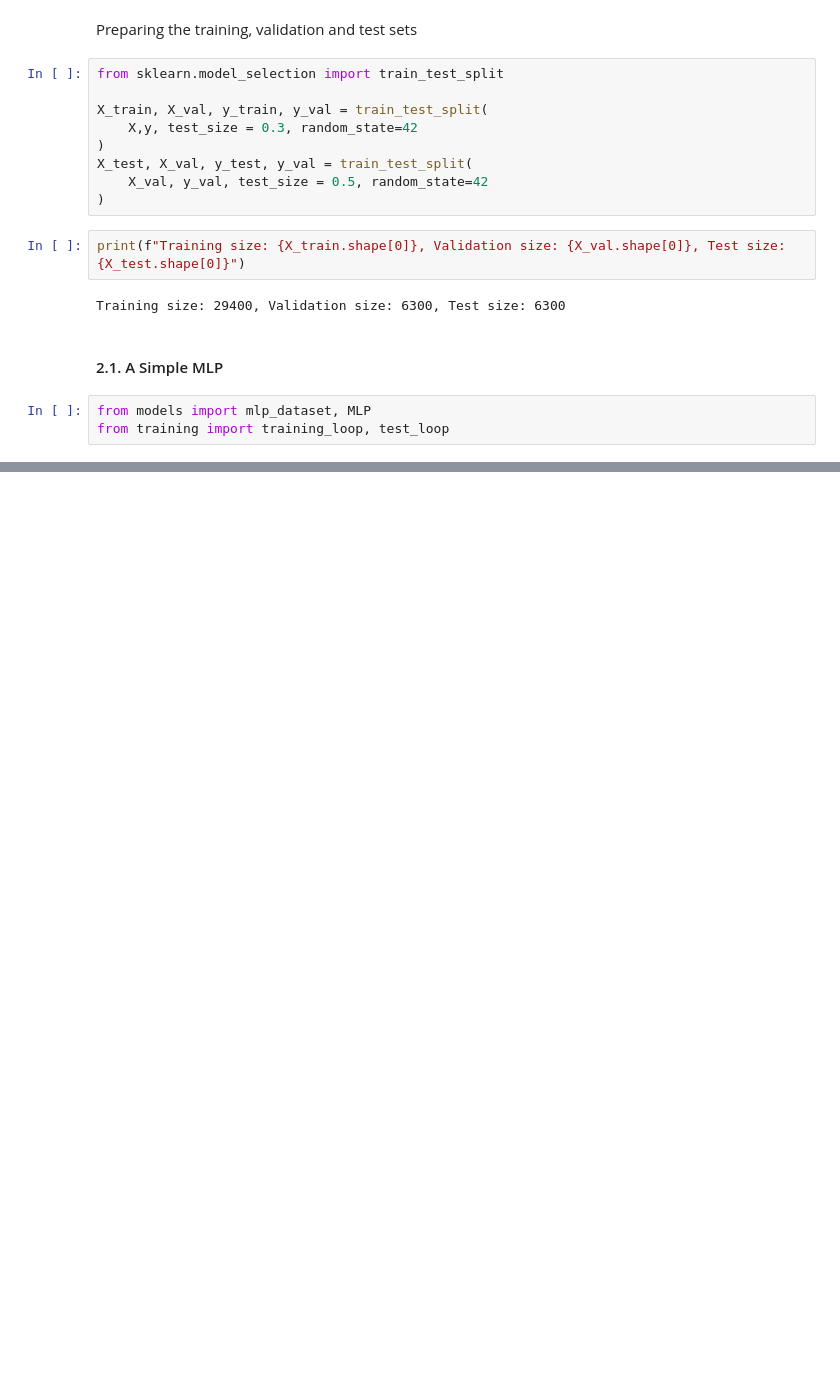
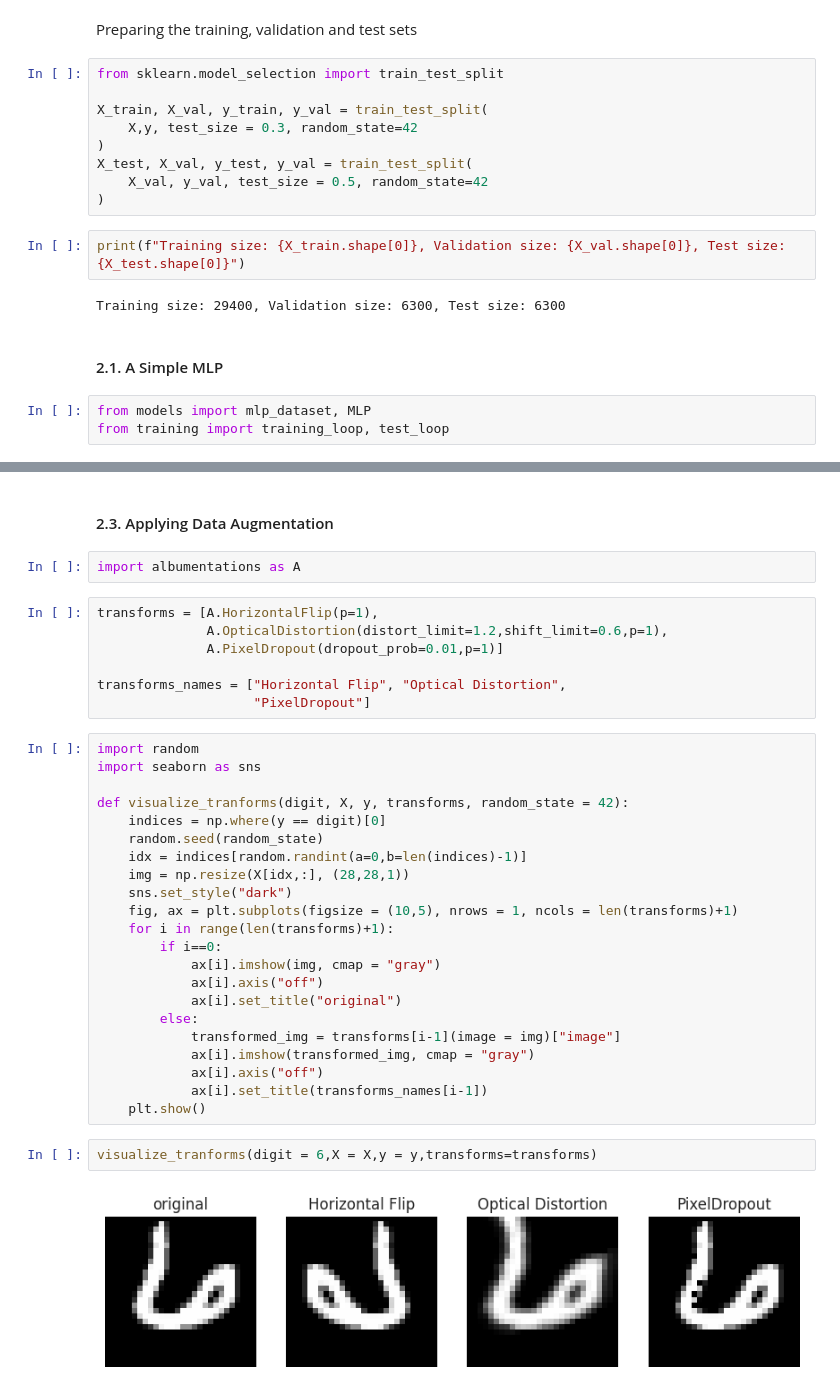
Before and after one commit to ChrisNick92/MnistDigitRecognizer, a Jupyter notebook: mainnotebook.ipynb, the cells around one changed output, grey strips where cells are left out. Saved outputs shown, nothing was run; the diff lists cells and outputs as text; blank space fills up the shorter version.

```diff
--- a/mainnotebook.ipynb
+++ b/mainnotebook.ipynb
@@ -123,0 +180,37 @@ weighted avg       0.98      0.98      0.98      6300
+# %% [markdown]
+#### 2.3. Applying Data Augmentation
+# %%
+import albumentations as A
+# %%
+transforms = [A.HorizontalFlip(p=1),
+              A.OpticalDistortion(distort_limit=1.2,shift_limit=0.6,p=1),
+              A.PixelDropout(dropout_prob=0.01,p=1)]
+
+transforms_names = ["Horizontal Flip", "Optical Distortion",
+                    "PixelDropout"]
+# %%
+import random
+import seaborn as sns
+
+def visualize_tranforms(digit, X, y, transforms, random_state = 42):
+    indices = np.where(y == digit)[0]
+    random.seed(random_state)
+    idx = indices[random.randint(a=0,b=len(indices)-1)]
+    img = np.resize(X[idx,:], (28,28,1))
+    sns.set_style("dark")
+    fig, ax = plt.subplots(figsize = (10,5), nrows = 1, ncols = len(transforms)+1)
+    for i in range(len(transforms)+1):
+        if i==0:
+            ax[i].imshow(img, cmap = "gray")
+            ax[i].axis("off")
+            ax[i].set_title("original")
+        else:
+            transformed_img = transforms[i-1](image = img)["image"]
+            ax[i].imshow(transformed_img, cmap = "gray")
+            ax[i].axis("off")
+            ax[i].set_title(transforms_names[i-1])
+    plt.show()
+# %%
+visualize_tranforms(digit = 6,X = X,y = y,transforms=transforms)
+# %% [output]
+[figure, added]
```
Also changed, not shown: parts of 29 cells of this notebook.
